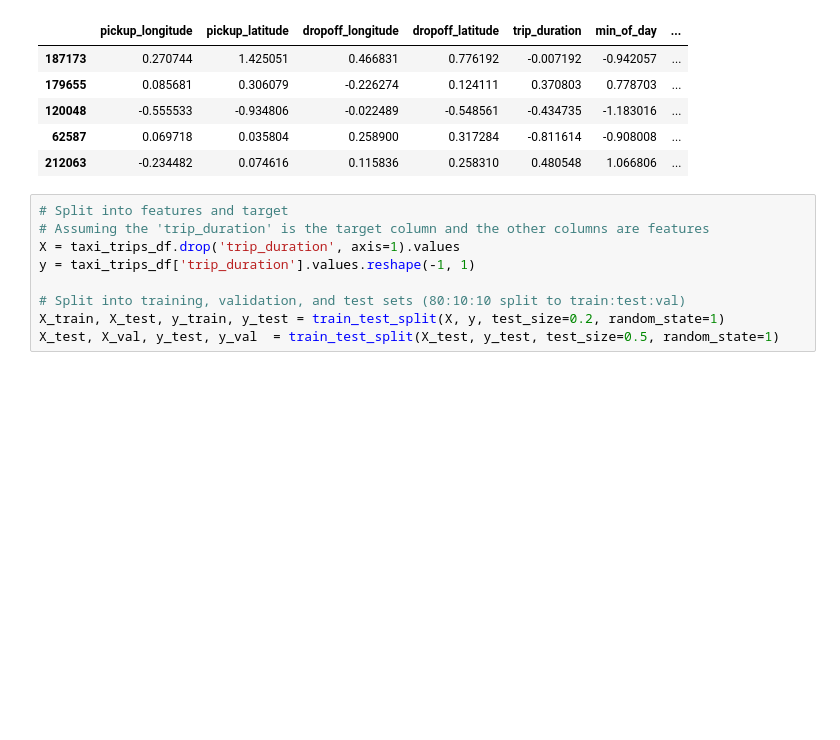
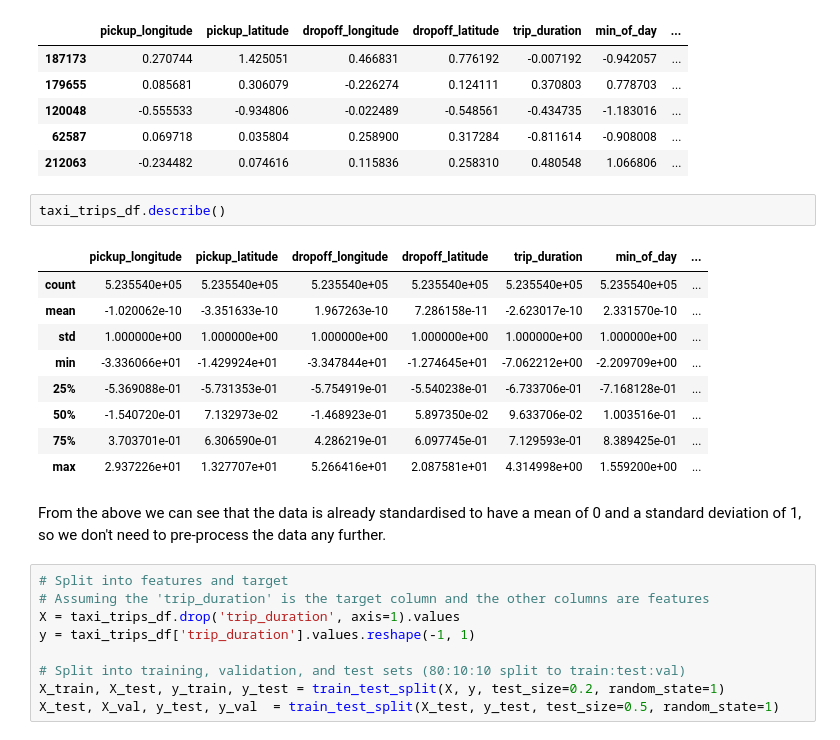
Before and after one commit to shrilekkala/machine_learning_1, a Jupyter notebook: hw3/q1_v2.ipynb, the cells around one changed output. Cells and saved outputs as stored; diff of their text form; blank space fills up the shorter version.

```diff
--- a/hw3/q1_v2.ipynb
+++ b/hw3/q1_v2.ipynb
@@ -28,6 +28,20 @@ taxi_trips_df.head()
 | 120048 | -0.555533 | -0.934806 | -0.022489 | -0.548561 | -0.434735 | -1.183016 | ... |
 | 62587 | 0.069718 | 0.035804 | 0.258900 | 0.317284 | -0.811614 | -0.908008 | ... |
 | 212063 | -0.234482 | 0.074616 | 0.115836 | 0.258310 | 0.480548 | 1.066806 | ... |
+# %%
+taxi_trips_df.describe()
+# %% [output]
+|  | pickup_longitude | pickup_latitude | dropoff_longitude | dropoff_latitude | trip_duration | min_of_day | ... |
+| count | 5.235540e+05 | 5.235540e+05 | 5.235540e+05 | 5.235540e+05 | 5.235540e+05 | 5.235540e+05 | ... |
+| mean | -1.020062e-10 | -3.351633e-10 | 1.967263e-10 | 7.286158e-11 | -2.623017e-10 | 2.331570e-10 | ... |
+| std | 1.000000e+00 | 1.000000e+00 | 1.000000e+00 | 1.000000e+00 | 1.000000e+00 | 1.000000e+00 | ... |
+| min | -3.336066e+01 | -1.429924e+01 | -3.347844e+01 | -1.274645e+01 | -7.062212e+00 | -2.209709e+00 | ... |
+| 25% | -5.369088e-01 | -5.731353e-01 | -5.754919e-01 | -5.540238e-01 | -6.733706e-01 | -7.168128e-01 | ... |
+| 50% | -1.540720e-01 | 7.132973e-02 | -1.468923e-01 | 5.897350e-02 | 9.633706e-02 | 1.003516e-01 | ... |
+| 75% | 3.703701e-01 | 6.306590e-01 | 4.286219e-01 | 6.097745e-01 | 7.129593e-01 | 8.389425e-01 | ... |
+| max | 2.937226e+01 | 1.327707e+01 | 5.266416e+01 | 2.087581e+01 | 4.314998e+00 | 1.559200e+00 | ... |
+# %% [markdown]
+From the above we can see that the data is already standardised to have a mean of 0 and a standard deviation of 1, so we don't need to pre-process the data any further.
 # %%
 # Split into features and target
 # Assuming the 'trip_duration' is the target column and the other columns are features
```
Also changed, not shown: parts of 7 cells of this notebook.
